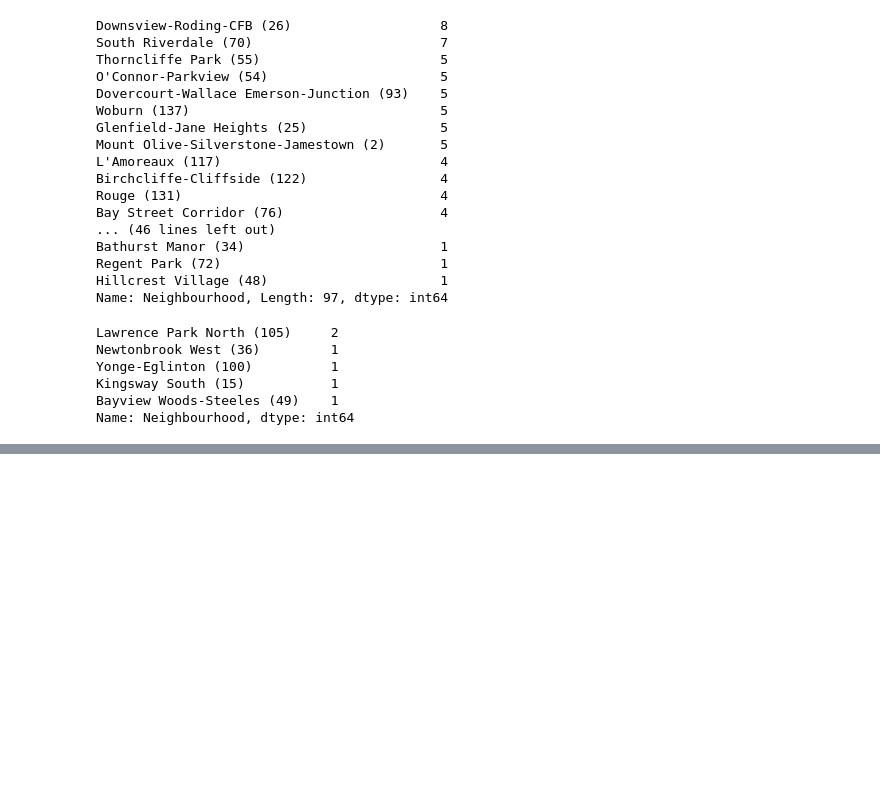
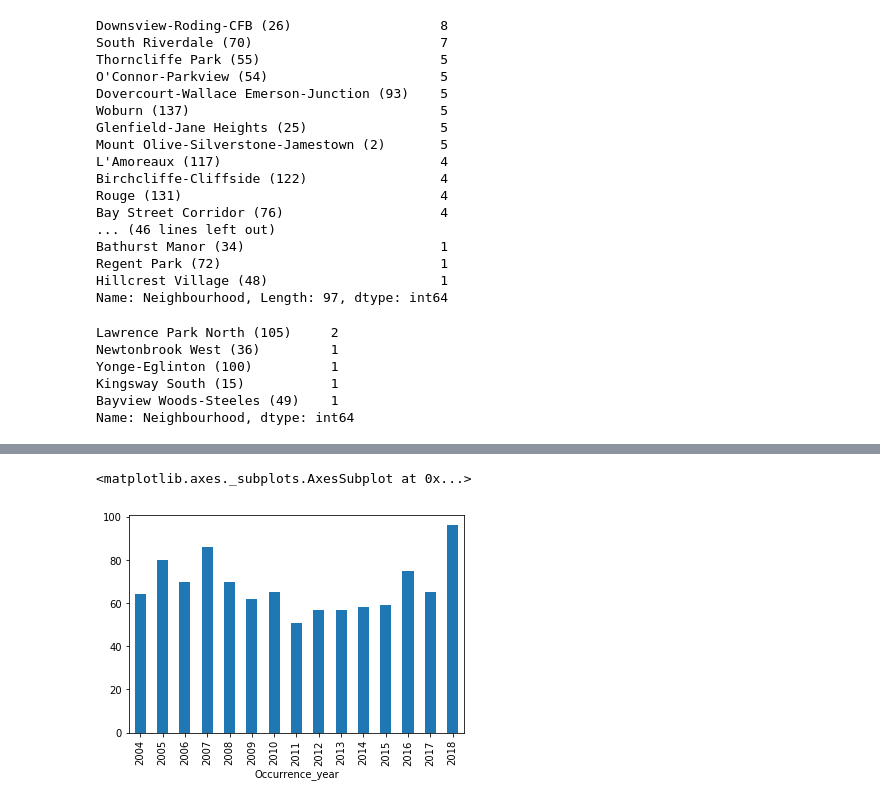
Before and after one commit to soowork/python-programming, a Jupyter notebook: unit-6/data-homework.ipynb, the cells around one changed output, grey strips where cells are left out. Cells and saved outputs as stored; diff of their text form; code cells hidden in the pictures; blank space fills up the shorter version.

```diff
--- a/unit-6/data-homework.ipynb
+++ b/unit-6/data-homework.ipynb
@@ -167,0 +268,5 @@ homicides
+# %%
+homicides.groupby(by='Occurrence_year')['Homicide_Type'].count().plot('bar')
+# %% [output]
+<matplotlib.axes._subplots.AxesSubplot at 0x...>
+[figure, added]
```
Also changed, not shown: parts of 11 cells of this notebook, 8 other files.
